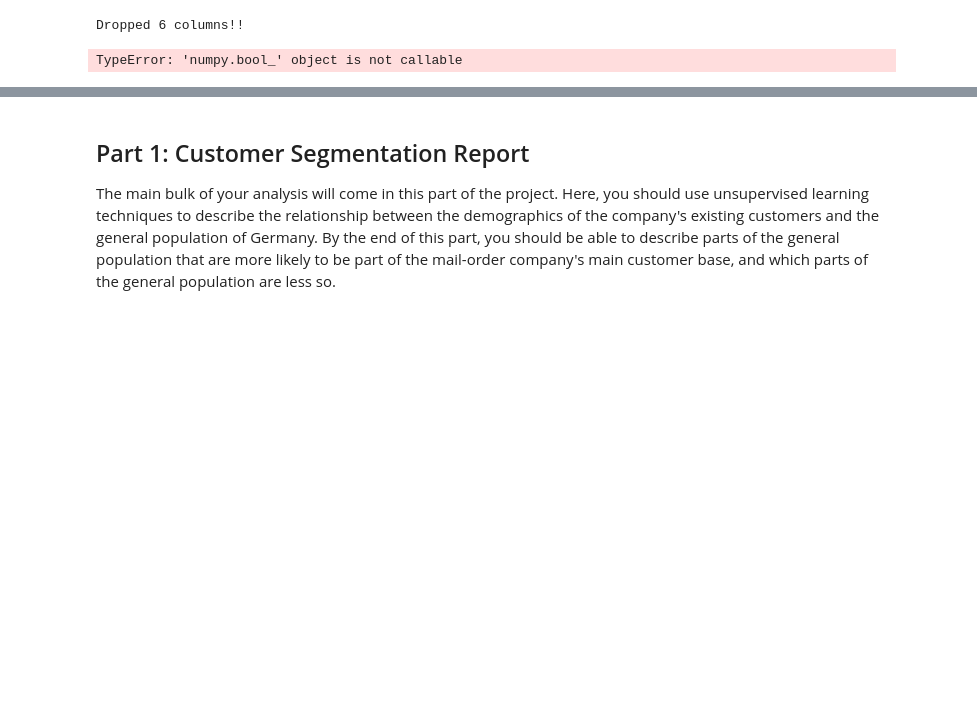
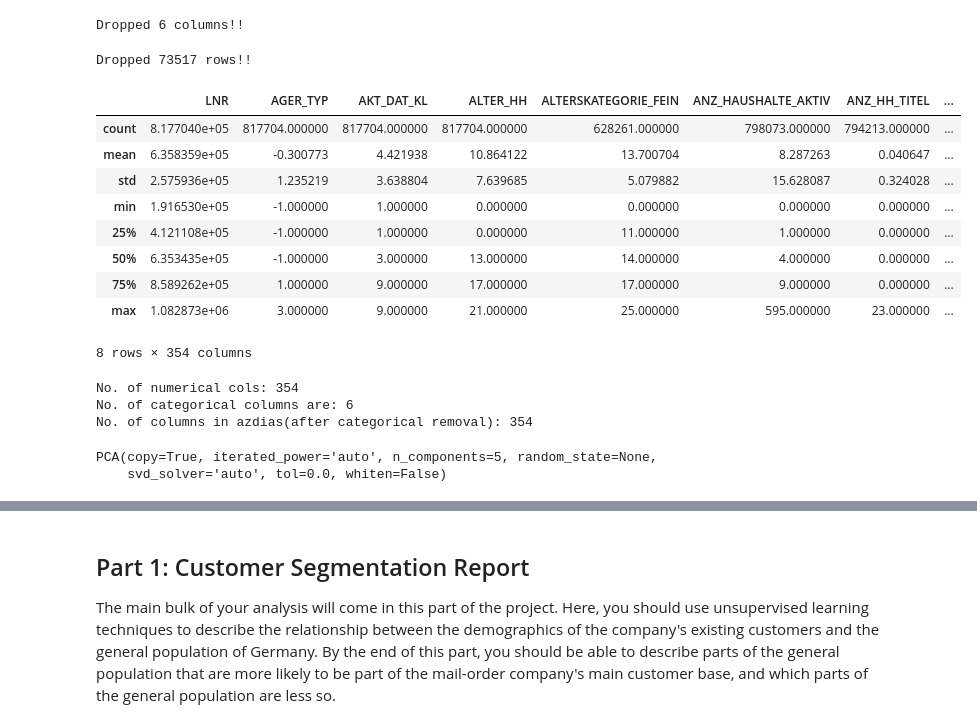
Before and after one commit to pranavkantgaur/udacity-mlnd-arvato-customer-segmentation, a Jupyter notebook: Arvato Project Workbook.ipynb, the cells around one changed output, grey strips where cells are left out. Saved outputs shown, nothing was run; the diff lists cells and outputs as text; code cells hidden in the pictures; blank space fills up the shorter version.

```diff
--- a/Arvato Project Workbook.ipynb
+++ b/Arvato Project Workbook.ipynb
@@ -120,13 +120,51 @@ print('Dropped {} columns!!'.format(original_num_columns - after_nan_major_remov
 Dropped 6 columns!!
 # %%
 # drop rows with more than 80% nan columns
-thresh_row_nan_col = 0.8
+thresh_row_nan_col = 0.68
 
-ids = azdias[azdias[azdias.iloc[i].isnull().sum() / len(temp_azdias.columns) > thresh_row_nan_col].index # fix, TODO
+ids = azdias[azdias.isnull().sum(axis=1) / len(azdias.columns) > thresh_row_nan_col].index # fix, TODO
+#print('number of rows: {}'.format(len(ids)))
 
 original_length_azdias = azdias.shape[0]
 azdias.drop(ids, inplace=True)
 rows_with_major_nan_removed_length_azdias = azdias.shape[0]
 print('Dropped {} rows!!'.format(original_length_azdias - rows_with_major_nan_removed_length_azdias))
 # %% [output]
-TypeError: 'numpy.bool_' object is not callable
+Dropped 73517 rows!!
+# %%
+azdias.describe()
+# %% [output]
+|  | LNR | AGER_TYP | AKT_DAT_KL | ALTER_HH | ALTERSKATEGORIE_FEIN | ANZ_HAUSHALTE_AKTIV | ANZ_HH_TITEL | ... |
+| count | 8.177040e+05 | 817704.000000 | 817704.000000 | 817704.000000 | 628261.000000 | 798073.000000 | 794213.000000 | ... |
+| mean | 6.358359e+05 | -0.300773 | 4.421938 | 10.864122 | 13.700704 | 8.287263 | 0.040647 | ... |
+| std | 2.575936e+05 | 1.235219 | 3.638804 | 7.639685 | 5.079882 | 15.628087 | 0.324028 | ... |
+| min | 1.916530e+05 | -1.000000 | 1.000000 | 0.000000 | 0.000000 | 0.000000 | 0.000000 | ... |
+| 25% | 4.121108e+05 | -1.000000 | 1.000000 | 0.000000 | 11.000000 | 1.000000 | 0.000000 | ... |
+| 50% | 6.353435e+05 | -1.000000 | 3.000000 | 13.000000 | 14.000000 | 4.000000 | 0.000000 | ... |
+| 75% | 8.589262e+05 | 1.000000 | 9.000000 | 17.000000 | 17.000000 | 9.000000 | 0.000000 | ... |
+| max | 1.082873e+06 | 3.000000 | 9.000000 | 21.000000 | 25.000000 | 595.000000 | 23.000000 | ... |
+8 rows × 354 columns
+# %%
+# check if there is categorical data?
+all_cols = azdias.columns
+numeric_cols = azdias._get_numeric_data().columns
+print('No. of numerical cols: {}'.format(len(numeric_cols)))
+categorical_cols = list(set(all_cols) - set(numeric_cols))
+print('No. of categorical columns are: {}'.format(len(categorical_cols)))
+
+# if so what to do with them, do they add value?
+'''
+print(azdias['D19_LETZTER_KAUF_BRANCHE'].head(10))
+print(azdias['OST_WEST_KZ'].head(10))
+print(azdias['CAMEO_INTL_2015'].head(10))
+print(azdias['EINGEFUEGT_AM'].head(10))
+print(azdias['CAMEO_DEU_2015'].head(10))
+print(azdias['CAMEO_DEUG_2015'].head(10))
+'''
+# dropping for now
+azdias = azdias._get_numeric_data()#azdias.select_dtypes(['number'])#azdias.drop(columns=categorical_cols, inplace=False, axis=1)
+print('No. of columns in azdias(after categorical removal): {}'.format(len(azdias.columns)))
+# %% [output]
+No. of numerical cols: 354
+No. of categorical columns are: 6
+No. of columns in azdias(after categorical removal): 354
@@ -132,0 +174,9 @@ TypeError: 'numpy.bool_' object is not callable
+# %%
+# perform PCA
+from sklearn.decomposition import PCA
+n_components = 5
+pca = PCA(n_components=n_components)
+pca.fit(azdias_no_nans)
+# %% [output]
+PCA(copy=True, iterated_power='auto', n_components=5, random_state=None,
+    svd_solver='auto', tol=0.0, whiten=False)
```
Also changed, not shown: parts of 14 cells of this notebook.
